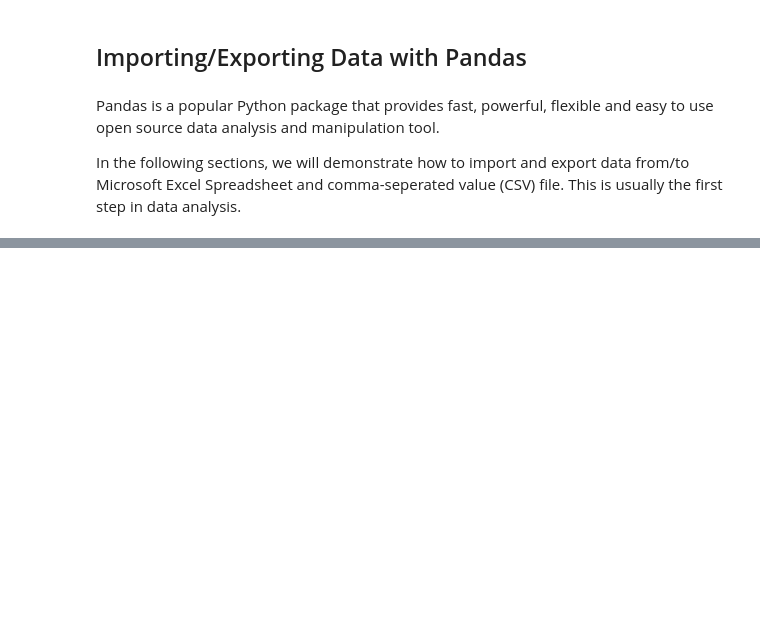
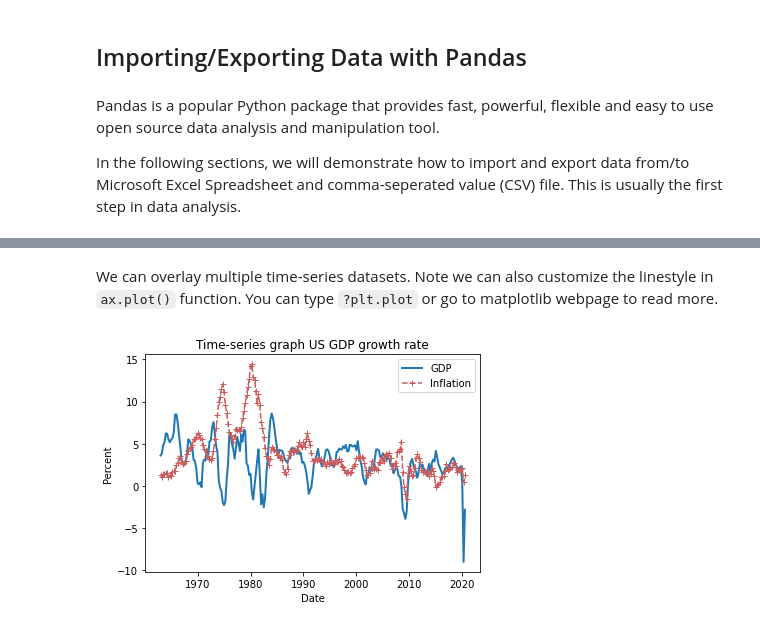
Before and after one commit to shihanxie/Econ475, a Jupyter notebook: forecasting.ipynb, the cells around one changed output, grey strips where cells are left out. Drawn from its saved outputs; the diff is of its cells as text; code cells hidden in the pictures; blank space fills up the shorter version.

````diff
--- a/forecasting.ipynb
+++ b/forecasting.ipynb
@@ -151,0 +234,30 @@ pwd
+# %% [markdown]
+We can overlay multiple time-series datasets. Note we can also customize the linestyle in ```ax.plot()``` function. You can type ```?plt.plot``` or go to matplotlib webpage to read more.
+# %%
+# Plot GDP time series data
+f, ax = plt.subplots(1,1)
+ax.plot(df['Date'], df['GDP'], lw='2', label = 'GDP')
+
+# Plot inflation time series data
+ax.plot(df['Date'], df['Inflation'], marker = '+', ls= '--', c='indianred', label='Inflation')
+
+# Add title
+ax.set_title('Time-series graph US GDP growth rate')
+
+# Rotate x-labels
+ax.tick_params(axis = 'x', rotation = 0)
+
+# Label x-axis
+ax.set_xlabel('Date')
+
+# Label y-axis
+ax.set_ylabel('Percent')
+
+# Show legend
+ax.legend()
+
+# Show graph
+plt.show()
+plt.close()
+# %% [output]
+[figure, added]
````
Also changed, not shown: parts of 29 cells of this notebook.
